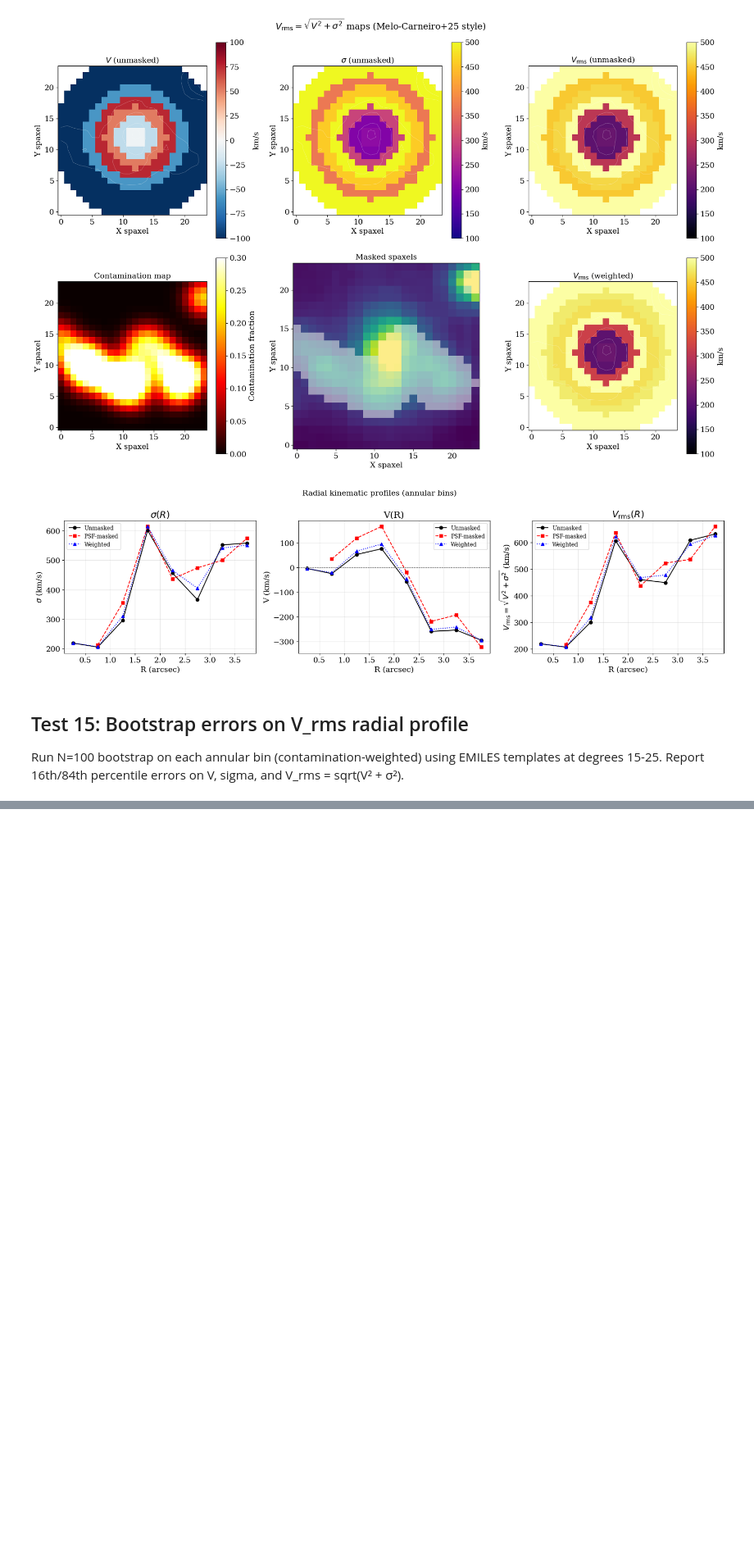
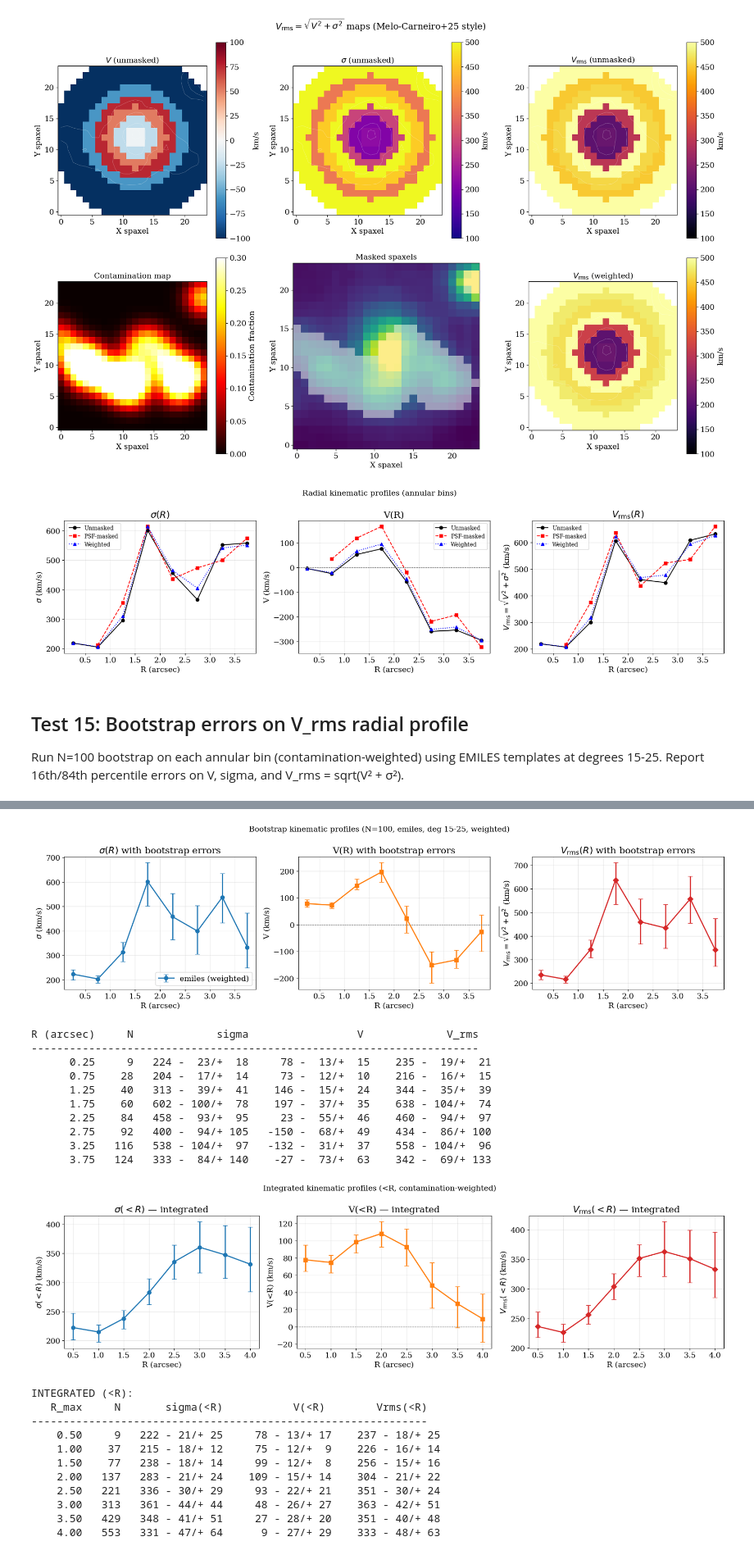
Before and after one commit to rodelcr/AGEL0206_kinematics_and_photometry, a Jupyter notebook: notebooks/05x_sigma_discrepancy_diagnostic.ipynb, the cells around one changed output, grey strips where cells are left out. Shown at 82% size. Cells and saved outputs as stored; diff of their text form; code cells hidden in the pictures; blank space fills up the shorter version.

```diff
--- a/notebooks/05x_sigma_discrepancy_diagnostic.ipynb
+++ b/notebooks/05x_sigma_discrepancy_diagnostic.ipynb
@@ -1677,30 +1718,100 @@ ax.errorbar(r_b, V_med, yerr=[V_lo, V_hi], fmt="s-", color="C1",
 ax.axhline(0, color="gray", ls="--", lw=0.8)
 ax.set_xlabel("R (arcsec)")
 ax.set_ylabel("V (km/s)")
 ax.set_title("V(R) with bootstrap errors")
 ax.grid(alpha=0.3)
 
 # V_rms(R)
 ax = axes[2]
 vrms_med = [b["vrms_p50"] for b in boot_vrms]
 vrms_lo = [b["vrms_p50"] - b["vrms_p16"] for b in boot_vrms]
 vrms_hi = [b["vrms_p84"] - b["vrms_p50"] for b in boot_vrms]
 ax.errorbar(r_b, vrms_med, yerr=[vrms_lo, vrms_hi], fmt="D-", color="C3",
             capsize=4, markersize=7, lw=2)
 ax.set_xlabel("R (arcsec)")
 ax.set_ylabel(r"$V_{\rm rms} = \sqrt{V^2 + \sigma^2}$ (km/s)")
 ax.set_title(r"$V_{\rm rms}(R)$ with bootstrap errors")
 ax.grid(alpha=0.3)
 
 plt.suptitle(f"Bootstrap kinematic profiles (N={N_BOOT}, {sps_name_boot}, deg {degrees_boot[0]}-{degrees_boot[-1]}, weighted)", fontsize=14)
 plt.tight_layout()
 plt.show()
 
 # Summary table
 print(f"\n{'R (arcsec)':>10} {'N':>5} {'sigma':>17} {'V':>17} {'V_rms':>17}")
 print("-" * 70)
 for b in boot_vrms:
     print(f"{b['r_mid']:10.2f} {b['n_spax']:5d} "
           f"{b['sig_p50']:5.0f} -{b['sig_p50']-b['sig_p16']:4.0f}/+{b['sig_p84']-b['sig_p50']:4.0f}  "
           f"{b['V_p50']:5.0f} -{b['V_p50']-b['V_p16']:4.0f}/+{b['V_p84']-b['V_p50']:4.0f}  "
           f"{b['vrms_p50']:5.0f} -{b['vrms_p50']-b['vrms_p16']:4.0f}/+{b['vrms_p84']-b['vrms_p50']:4.0f}")
+
+# --- Integrated (<R) profiles ---
+if boot_integrated:
+    r_i = [b["r_max"] for b in boot_integrated]
+    fig2, ax2 = plt.subplots(1, 3, figsize=(18, 5))
+
+    sig_i = [b["sig_p50"] for b in boot_integrated]
+    sig_ilo = [b["sig_p50"]-b["sig_p16"] for b in boot_integrated]
+    sig_ihi = [b["sig_p84"]-b["sig_p50"] for b in boot_integrated]
+    ax2[0].errorbar(r_i, sig_i, yerr=[sig_ilo, sig_ihi], fmt="o-", color="C0", capsize=4, markersize=7, lw=2)
+    ax2[0].set_xlabel("R (arcsec)")
+    ax2[0].set_ylabel(r"$\sigma(<R)$ (km/s)")
+    ax2[0].set_title(r"$\sigma(<R)$ — integrated")
+    ax2[0].grid(alpha=0.3)
+
+    V_i = [b["V_p50"] for b in boot_integrated]
+    V_ilo = [b["V_p50"]-b["V_p16"] for b in boot_integrated]
+    V_ihi = [b["V_p84"]-b["V_p50"] for b in boot_integrated]
+    ax2[1].errorbar(r_i, V_i, yerr=[V_ilo, V_ihi], fmt="s-", color="C1", capsize=4, markersize=7, lw=2)
+    ax2[1].axhline(0, color="gray", ls="--", lw=0.8)
+    ax2[1].set_xlabel("R (arcsec)")
+    ax2[1].set_ylabel("V(<R) (km/s)")
+    ax2[1].set_title("V(<R) — integrated")
+    ax2[1].grid(alpha=0.3)
+
+    vrms_i = [b["vrms_p50"] for b in boot_integrated]
+    vrms_ilo = [b["vrms_p50"]-b["vrms_p16"] for b in boot_integrated]
+    vrms_ihi = [b["vrms_p84"]-b["vrms_p50"] for b in boot_integrated]
+    ax2[2].errorbar(r_i, vrms_i, yerr=[vrms_ilo, vrms_ihi], fmt="D-", color="C3", capsize=4, markersize=7, lw=2)
+    ax2[2].set_xlabel("R (arcsec)")
+    ax2[2].set_ylabel(r"$V_{\rm rms}(<R)$ (km/s)")
+    ax2[2].set_title(r"$V_{\rm rms}(<R)$ — integrated")
+    ax2[2].grid(alpha=0.3)
+
+    plt.suptitle("Integrated kinematic profiles (<R, contamination-weighted)", fontsize=14)
+    plt.tight_layout()
+    plt.show()
+
+    print("\nINTEGRATED (<R):")
+    print(f"{'R_max':>8} {'N':>5} {'sigma(<R)':>15} {'V(<R)':>15} {'Vrms(<R)':>15}")
+    print("-" * 62)
+    for b in boot_integrated:
+        s, sl, sh = b["sig_p50"], b["sig_p50"]-b["sig_p16"], b["sig_p84"]-b["sig_p50"]
+        v, vl, vh = b["V_p50"], b["V_p50"]-b["V_p16"], b["V_p84"]-b["V_p50"]
+        vr, vrl, vrh = b["vrms_p50"], b["vrms_p50"]-b["vrms_p16"], b["vrms_p84"]-b["vrms_p50"]
+        print(f"{b['r_max']:8.2f} {b['n_spax']:5d}  {s:4.0f} -{sl:3.0f}/+{sh:3.0f}   {v:4.0f} -{vl:3.0f}/+{vh:3.0f}   {vr:4.0f} -{vrl:3.0f}/+{vrh:3.0f}")
+# %% [output]
+[figure, added]
+R (arcsec)     N             sigma                 V             V_rms
+----------------------------------------------------------------------
+      0.25     9   224 -  23/+  18     78 -  13/+  15    235 -  19/+  21
+      0.75    28   204 -  17/+  14     73 -  12/+  10    216 -  16/+  15
+      1.25    40   313 -  39/+  41    146 -  15/+  24    344 -  35/+  39
+      1.75    60   602 - 100/+  78    197 -  37/+  35    638 - 104/+  74
+      2.25    84   458 -  93/+  95     23 -  55/+  46    460 -  94/+  97
+      2.75    92   400 -  94/+ 105   -150 -  68/+  49    434 -  86/+ 100
+      3.25   116   538 - 104/+  97   -132 -  31/+  37    558 - 104/+  96
+      3.75   124   333 -  84/+ 140    -27 -  73/+  63    342 -  69/+ 133
+[figure, added]
+INTEGRATED (<R):
+   R_max     N       sigma(<R)           V(<R)        Vrms(<R)
+--------------------------------------------------------------
+    0.50     9   222 - 21/+ 25     78 - 13/+ 17    237 - 18/+ 25
+    1.00    37   215 - 18/+ 12     75 - 12/+  9    226 - 16/+ 14
+    1.50    77   238 - 18/+ 14     99 - 12/+  8    256 - 15/+ 16
+    2.00   137   283 - 21/+ 24    109 - 15/+ 14    304 - 21/+ 22
+    2.50   221   336 - 30/+ 29     93 - 22/+ 21    351 - 30/+ 24
+    3.00   313   361 - 44/+ 44     48 - 26/+ 27    363 - 42/+ 51
+    3.50   429   348 - 41/+ 51     27 - 28/+ 20    351 - 40/+ 48
+    4.00   553   331 - 47/+ 64      9 - 27/+ 29    333 - 48/+ 63
```
Also changed, not shown: parts of 4 cells of this notebook.
